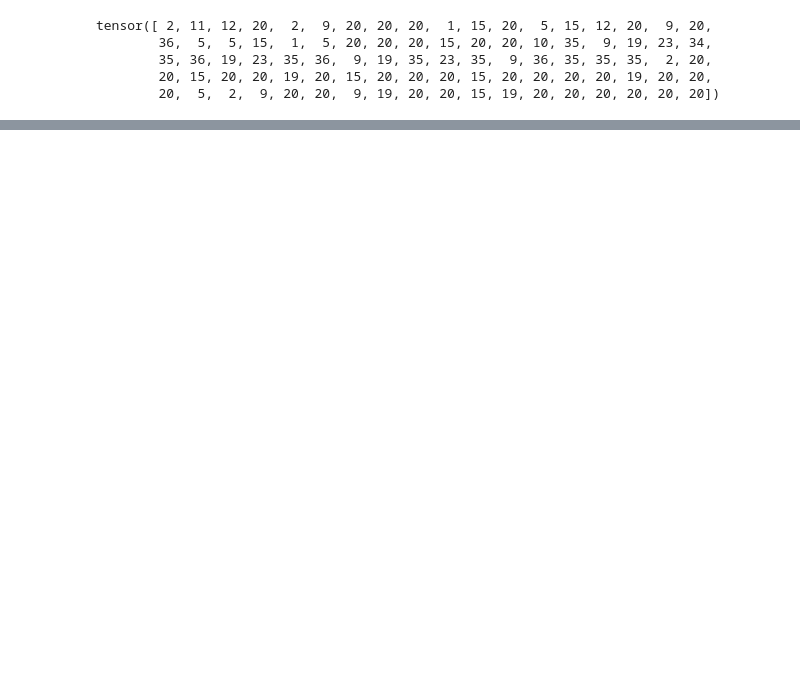
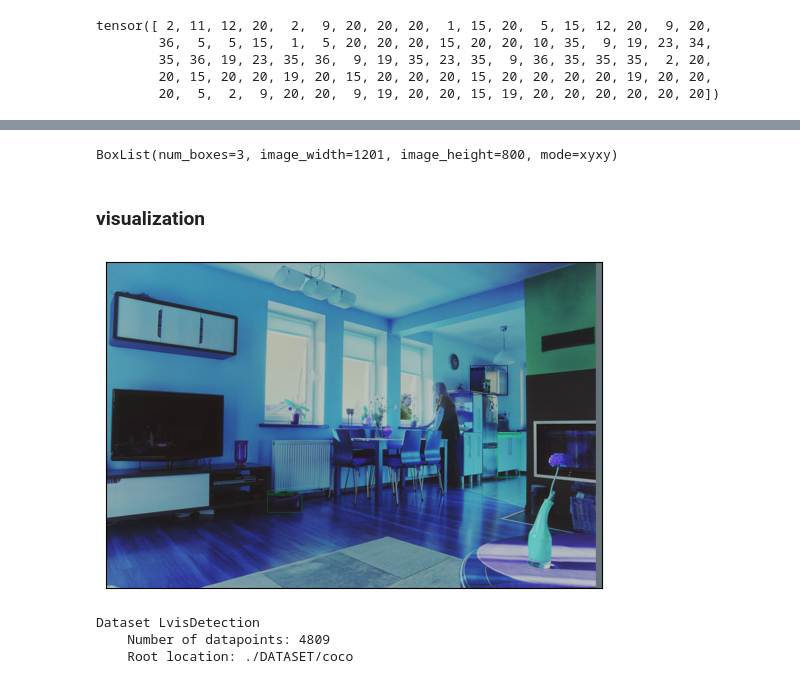
Before and after one commit to jayleicn/MQ-Det, a Jupyter notebook: mq_glip_demo.ipynb, the cells around one changed output, grey strips where cells are left out. Saved outputs shown, nothing was run; the diff lists cells and outputs as text; code cells hidden in the pictures; blank space fills up the shorter version.

```diff
--- a/mq_glip_demo.ipynb
+++ b/mq_glip_demo.ipynb
@@ -155,8 +222,8 @@ output = [o.to(cpu_device) for o in output]
 # %%
 mdetr_style_output = []
 # %%
-# output = output[0]
-output = resize_box(output, targets)
+output = output[0]
+# output = resize_box(output, targets) # resized to original size
 scores = output.extra_fields["scores"]
 labels = output.extra_fields["labels"]
 boxes = output.bbox
@@ -219,0 +273,49 @@ tensor([[5.0545e+02, 8.3904e+01, 5.3385e+02, 1.3484e+02],
+# %%
+output_processed = _post_process(output, threshold=0.5)
+# %%
+output_processed
+# %% [output]
+BoxList(num_boxes=3, image_width=1201, image_height=800, mode=xyxy)
+# %% [markdown]
+### visualization
+# %%
+import torch
+import matplotlib.pyplot as plt
+import torchvision.transforms.functional as F
+from torchvision.utils import draw_bounding_boxes
+import numpy as np
+
+def show(imgs):
+    if not isinstance(imgs, list):
+        imgs = [imgs]
+    fix, axs = plt.subplots(ncols=len(imgs), squeeze=False)
+    for i, img in enumerate(imgs):
+        img = img.detach()
+        img = F.to_pil_image(img)
+        axs[0, i].imshow(np.asarray(img))
+        axs[0, i].set(xticklabels=[], yticklabels=[], xticks=[], yticks=[])
+# %%
+def revert_image_from_transform(image):
+    mean = torch.tensor(cfg.INPUT.PIXEL_MEAN)[:, None, None]
+    std = torch.tensor(cfg.INPUT.PIXEL_STD)[:, None, None]
+    image = image * std + mean
+    image = image / 255.
+    return image
+
+image_with_boxes = draw_bounding_boxes(
+    image = revert_image_from_transform(images.tensors.squeeze(0).cpu()),
+    boxes = output_processed.bbox.cpu(),
+    labels = [f"{dataset.categories()[c]} {s:.2f}" for c, s in zip(
+        output_processed.get_field("labels").cpu().tolist(),
+        output_processed.get_field("scores").cpu().tolist()
+    )]
+)
+show(image_with_boxes)
+# %% [output]
+[figure, added]
+# %%
+dataset
+# %% [output]
+Dataset LvisDetection
+    Number of datapoints: 4809
+    Root location: ./DATASET/coco
```
Also changed, not shown: parts of 60 cells of this notebook, 7 other files.
